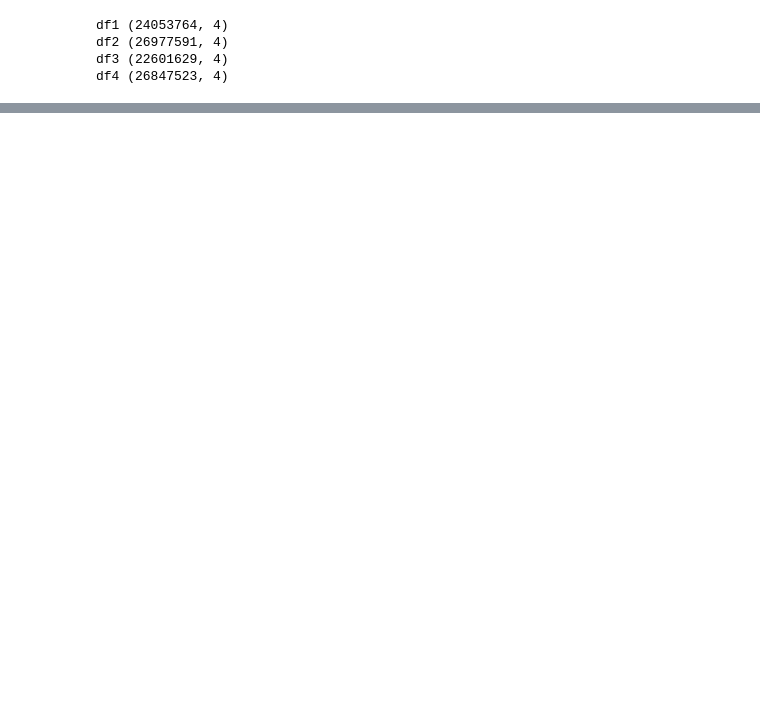
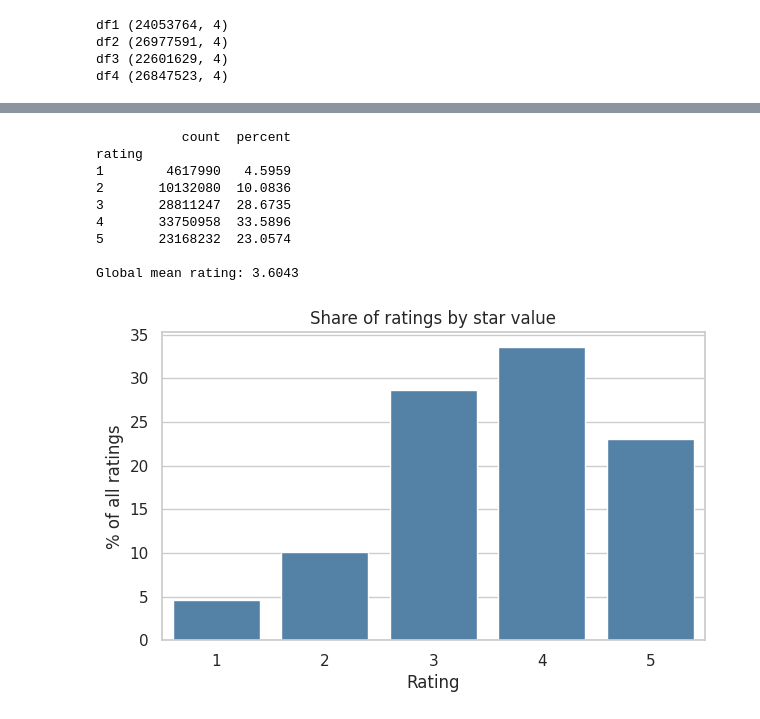
Before and after one commit to sevathangowtham/Netflix-Prize-data, a Jupyter notebook: netflix-prize-data.ipynb, the cells around one changed output, grey strips where cells are left out. Cells and saved outputs as stored; diff of their text form; code cells hidden in the pictures; blank space fills up the shorter version.

Commit message:
Kaggle Notebook | Netflix Prize data | Version 12

```diff
--- a/netflix-prize-data.ipynb
+++ b/netflix-prize-data.ipynb
@@ -41,0 +34,5 @@ import pandas as pd, numpy as np, gc
+# %%
+warnings.filterwarnings('ignore')
+pd.set_option('display.max_columns', 50)
+pd.set_option('display.float_format', '{:,.4f}'.format)  # 4 decimals, thousands commas
+sns.set_theme(style='whitegrid')
@@ -41,0 +41,5 @@ import pandas as pd, numpy as np, gc
+# %%
+BASE = '/kaggle/input/datasets/netflix-inc/netflix-prize-data/'
+
+print('Setup done')
+print('pandas', pd.__version__, '| numpy', np.__version__)
@@ -97,0 +186,8 @@ dtype: int64
+# %%
+for name, d in dfs.items():
+    print(name, 'index before:', type(d.index).__name__)
+    if not isinstance(d.index, pd.RangeIndex):
+        d.reset_index(drop=True, inplace=True)
+    print(name, 'index after: ', type(d.index).__name__,
+          '| memory GB:', round(d.memory_usage(deep=True).sum() / 1e9, 2))
+gc.collect()
@@ -97,0 +214,32 @@ dtype: int64
+# %%
+# count ratings in each table, then add the four tallies together
+rating_counts = sum(d['rating'].value_counts() for d in dfs.values()).sort_index()
+
+summary = pd.DataFrame({
+    'count': rating_counts,
+    'percent': rating_counts / rating_counts.sum() * 100
+})
+print(summary)
+
+# overall mean = sum(rating x count) / total count
+global_mean = (rating_counts.index * rating_counts).sum() / rating_counts.sum()
+print('\nGlobal mean rating:', round(float(global_mean), 4))
+
+# chart
+fig, ax = plt.subplots(figsize=(7, 4))
+sns.barplot(x=summary.index, y=summary['percent'], ax=ax, color='steelblue')
+ax.set_title('Share of ratings by star value')
+ax.set_xlabel('Rating')
+ax.set_ylabel('% of all ratings')
+plt.show()
+# %% [output]
+           count  percent
+rating
+1        4617990   4.5959
+2       10132080  10.0836
+3       28811247  28.6735
+4       33750958  33.5896
+5       23168232  23.0574
+
+Global mean rating: 3.6043
+[figure, added]
```
Also changed, not shown: parts of 27 cells of this notebook.
